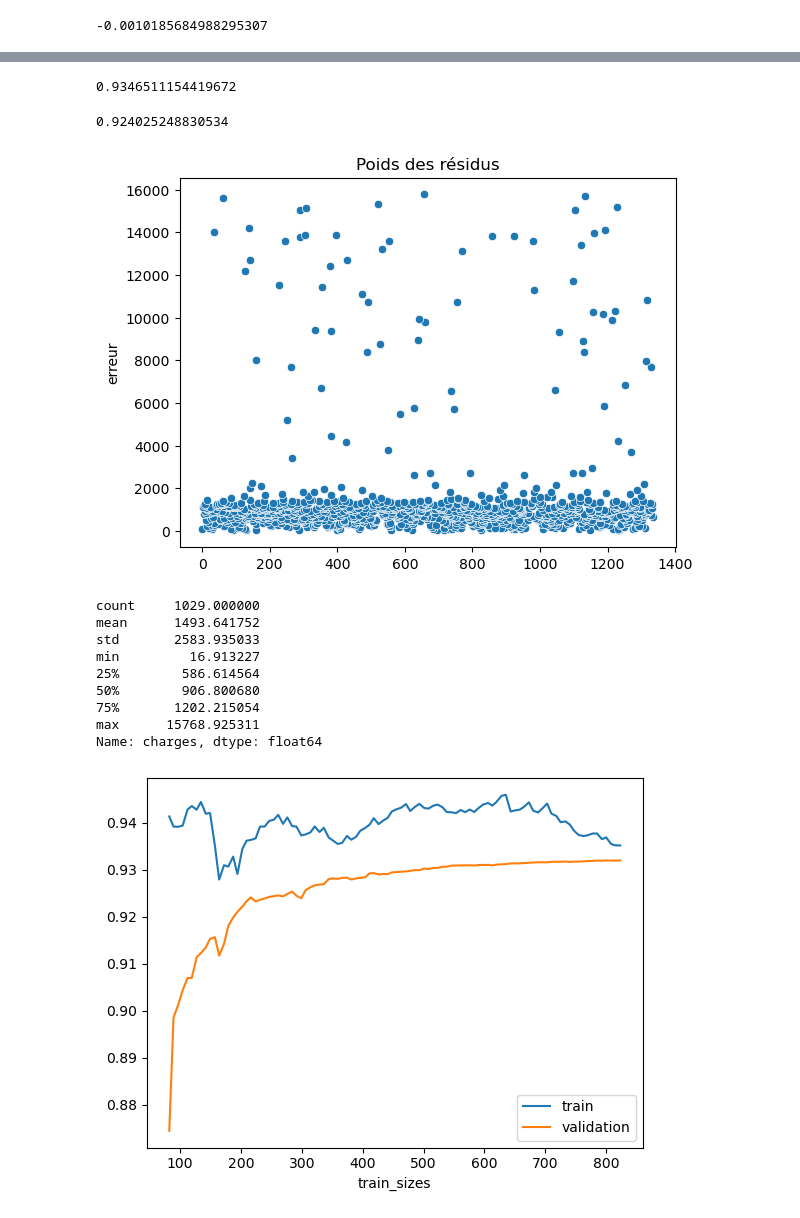
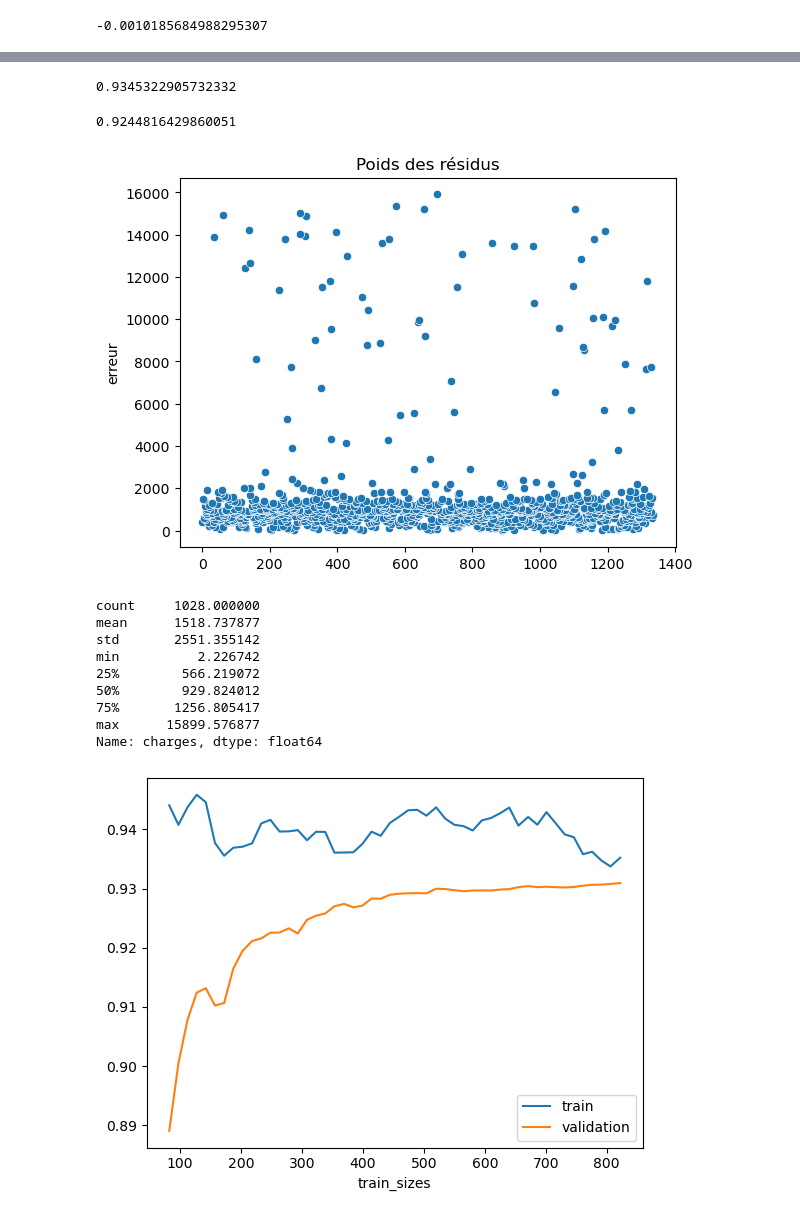
Before and after one commit to StevenDelval/Predire-une-prime-d-assurance-grace-l-IA, a Jupyter notebook: modelisation.ipynb, the cells around one changed output, grey strips where cells are left out. Drawn from its saved outputs; the diff is of its cells as text; code cells hidden in the pictures.

Commit message:
model

```diff
--- a/modelisation.ipynb
+++ b/modelisation.ipynb
@@ -27,5 +28,21 @@ X =df.drop(["charges","bmi"],axis=1)
 y = df[target]
 # %%
 X_train, X_test, y_train, y_test = train_test_split(X, y,shuffle=True, random_state=42, train_size = 0.8,stratify=X[["smoker"]])
+# %%
+numerical_features = [
+       'age'
+       ]
+categorical_features = [
+       'sex' , 'smoker', 'region',"cat_bmi",'children'
+       ]
+# %%
+
+
+my_col_trans = ColumnTransformer([
+    ("sclal",StandardScaler(),numerical_features),
+
+    ("one_hot_encoder",OneHotEncoder(handle_unknown='ignore'),categorical_features),
+
+])
 # %%
 dummy = DummyRegressor()
@@ -39,12 +49,3 @@ categorical_features = [
-# %%
-
-
-my_col_trans = ColumnTransformer([
-    ("sclal",RobustScaler(),numerical_features),
-
-    ("one_hot_encoder",OneHotEncoder(handle_unknown='ignore'),categorical_features),
-
-])
 # %%
 dummy.fit(X_train,y_train)
 dummy.score(X_train,y_train)
@@ -64,7 +65,7 @@ dummy.score(X_test,y_test)
 # print(randm_src.best_params_)
 # best=randm_src.best_params_
 # %%
-best={'lasso__alpha': 31.500000000000004}
+best={'lasso__alpha': 37.900000000000006}
 # %%
 modelLasso= make_pipeline(my_col_trans,PolynomialFeatures(degree=2), Lasso(alpha=best["lasso__alpha"],max_iter=100000,random_state=42))
 modelLasso.fit(X_train,y_train)
@@ -144,13 +157,13 @@ y_train = y_train.drop(to_drop)
 modelLasso.fit(X_train,y_train)
 modelLasso.score(X_train,y_train)
 # %% [output]
-0.9346511154419672
+0.9345322905732332
 # %%
 
 
 modelLasso.score(X_test,y_test)
 # %% [output]
-0.924025248830534
+0.9244816429860051
 # %%
 y_pred = modelLasso.predict(X_train)
 residual = (y_pred - y_train).abs().sort_values()
@@ -160,26 +173,26 @@ plt.title('Poids des résidus')
 plt.ylabel('erreur')
 plt.show()
 # %% [output]
-[figure, old version]
+[figure, new version]
 # %%
 residual.describe()
 # %% [output]
-count     1029.000000
-mean      1493.641752
-std       2583.935033
-min         16.913227
-25%        586.614564
-50%        906.800680
-75%       1202.215054
-max      15768.925311
+count     1028.000000
+mean      1518.737877
+std       2551.355142
+min          2.226742
+25%        566.219072
+50%        929.824012
+75%       1256.805417
+max      15899.576877
 Name: charges, dtype: float64
 # %%
-train_sizes = np.linspace(0.1, 1.0, 100)
-train_sizes, train_scores, test_scores = learning_curve(modelLasso,X_train,y_train,cv=5,train_sizes=train_sizes)
+
+train_sizes, train_scores, test_scores = learning_curve(modelLasso,X_train,y_train,cv=5,train_sizes=np.linspace(0.1, 1.0, 50))
 plt.plot(train_sizes, train_scores.mean(axis=1), label='train')
 plt.plot(train_sizes, test_scores.mean(axis=1), label='validation')
 plt.xlabel('train_sizes')
 plt.legend()
 plt.show()
 # %% [output]
-[figure, old version]
+[figure, new version]
```
Also changed, not shown: parts of 12 cells of this notebook, 1 other file.
